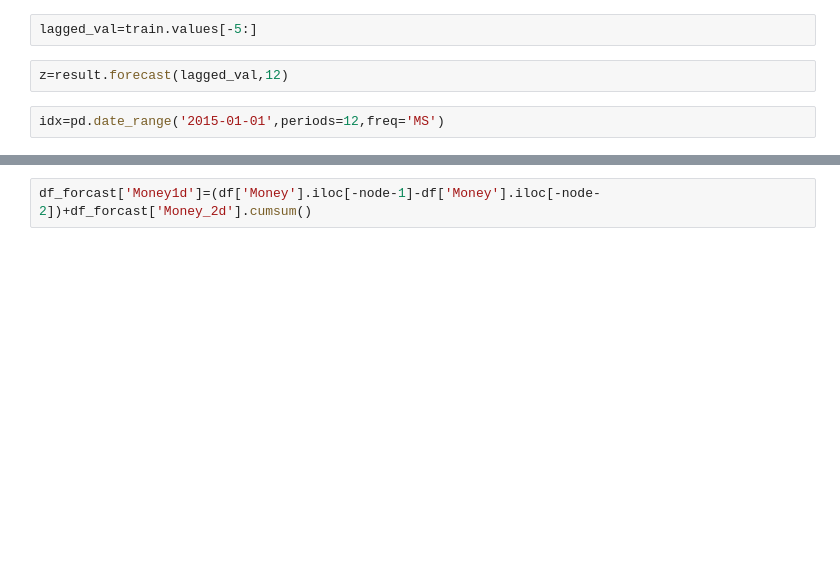
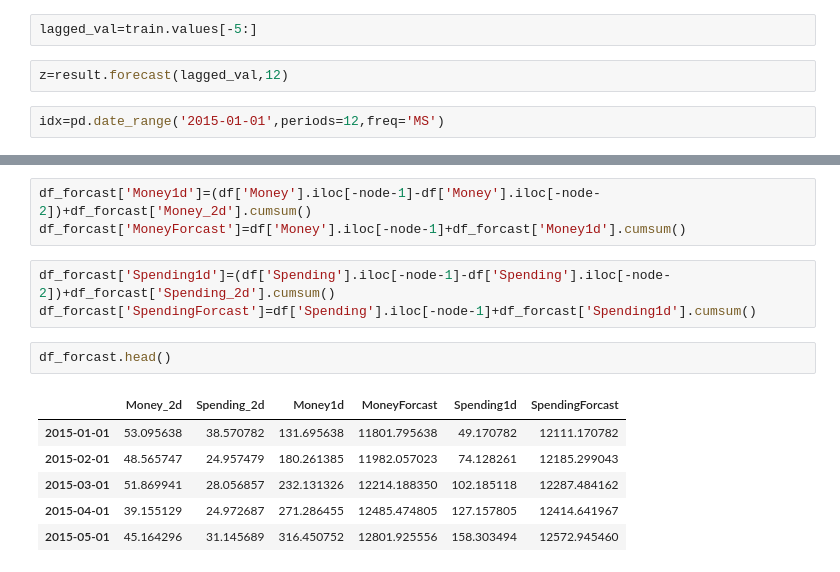
Before and after one commit to nmaiya/ColabTimeSeries, a Jupyter notebook: VAR.ipynb, the cells around one changed output, grey strips where cells are left out. Saved outputs shown, nothing was run; the diff lists cells and outputs as text; blank space fills up the shorter version.

```diff
--- a/VAR.ipynb
+++ b/VAR.ipynb
@@ -113,2 +135,15 @@ df_forcast=pd.DataFrame(z,index=idx,columns=df.columns)
 # %%
 df_forcast['Money1d']=(df['Money'].iloc[-node-1]-df['Money'].iloc[-node-2])+df_forcast['Money_2d'].cumsum()
+df_forcast['MoneyForcast']=df['Money'].iloc[-node-1]+df_forcast['Money1d'].cumsum()
+# %%
+df_forcast['Spending1d']=(df['Spending'].iloc[-node-1]-df['Spending'].iloc[-node-2])+df_forcast['Spending_2d'].cumsum()
+df_forcast['SpendingForcast']=df['Spending'].iloc[-node-1]+df_forcast['Spending1d'].cumsum()
+# %%
+df_forcast.head()
+# %% [output]
+|  | Money_2d | Spending_2d | Money1d | MoneyForcast | Spending1d | SpendingForcast |
+| 2015-01-01 | 53.095638 | 38.570782 | 131.695638 | 11801.795638 | 49.170782 | 12111.170782 |
+| 2015-02-01 | 48.565747 | 24.957479 | 180.261385 | 11982.057023 | 74.128261 | 12185.299043 |
+| 2015-03-01 | 51.869941 | 28.056857 | 232.131326 | 12214.188350 | 102.185118 | 12287.484162 |
+| 2015-04-01 | 39.155129 | 24.972687 | 271.286455 | 12485.474805 | 127.157805 | 12414.641967 |
+| 2015-05-01 | 45.164296 | 31.145689 | 316.450752 | 12801.925556 | 158.303494 | 12572.945460 |
```
Also changed, not shown: parts of 6 cells of this notebook.
